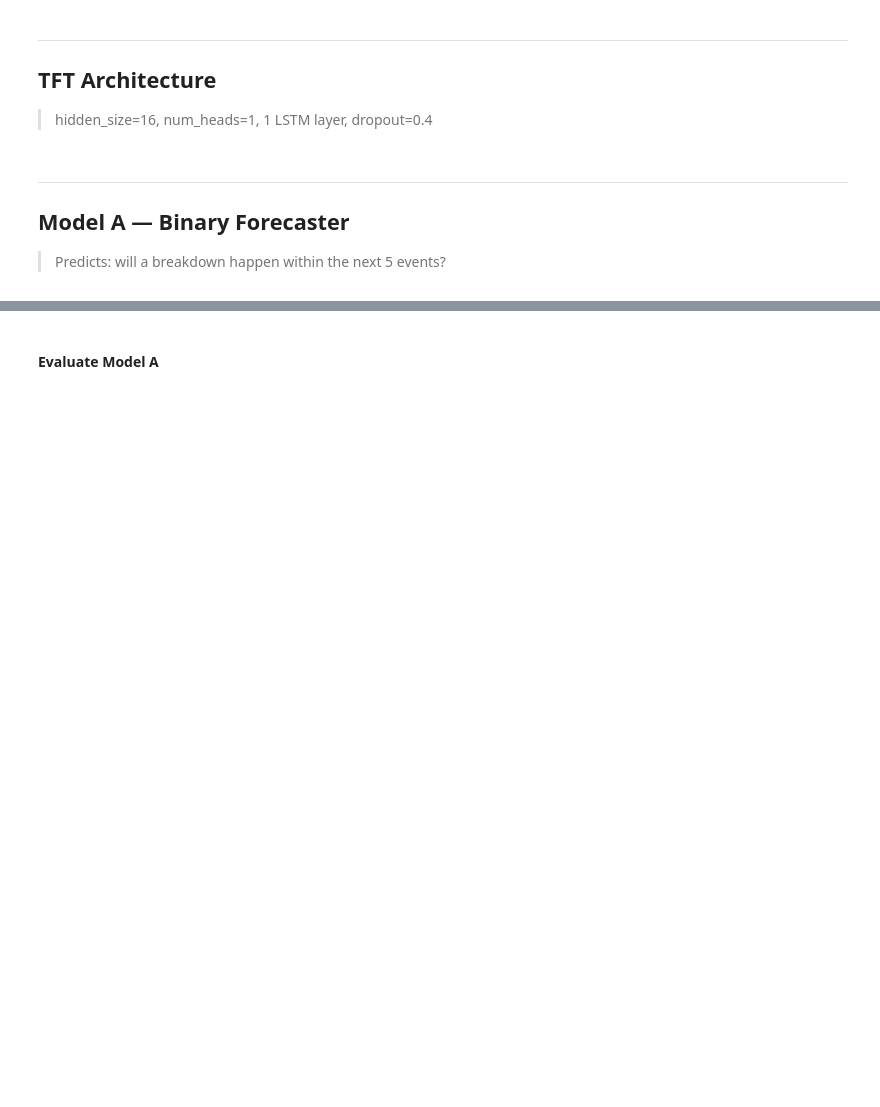
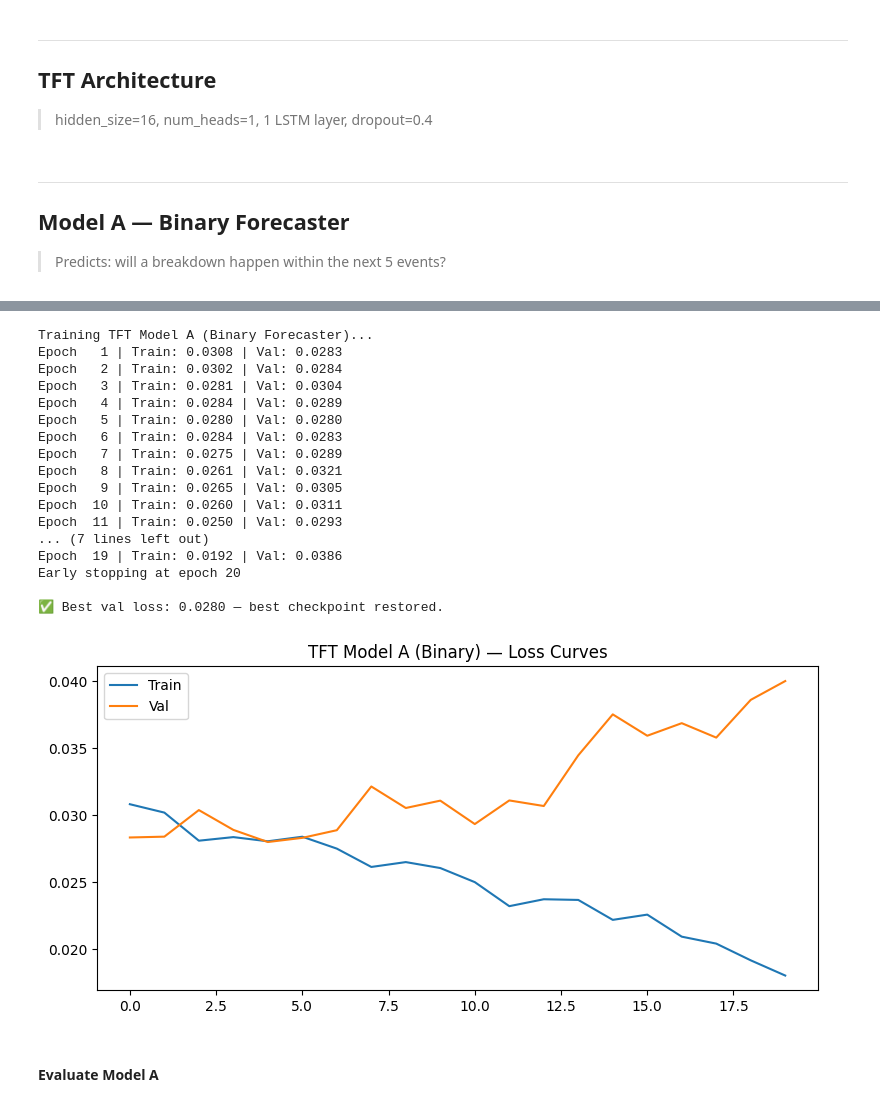
Before and after one commit to DeelakaDias/Preventing-Mechanism, a Jupyter notebook: All Models/03_TFT_Forecaster.ipynb, the cells around one changed output, grey strips where cells are left out. Saved outputs shown, nothing was run; the diff lists cells and outputs as text; code cells hidden in the pictures; blank space fills up the shorter version.

Commit message:
updated TFT Forecaster

```diff
--- a/All Models/03_TFT_Forecaster.ipynb
+++ b/All Models/03_TFT_Forecaster.ipynb
@@ -113,7 +123,7 @@ print(f'TFT Model A (Binary) parameters: {sum(p.numel() for p in model_a.paramet
 # %%
 EPOCHS    = 100
-optimizer = torch.optim.AdamW(model_a.parameters(), lr=1e-3, weight_decay=1e-2)
-criterion = nn.CrossEntropyLoss(weight=weights_bin)
+optimizer = torch.optim.Adam(model_a.parameters(), lr=1e-3)
+criterion = nn.CrossEntropyLoss()
 scheduler = torch.optim.lr_scheduler.CosineAnnealingLR(optimizer, T_max=50)
 
 best_val_loss    = float('inf')
@@ -135,33 +145,52 @@ for epoch in range(EPOCHS):
     scheduler.step()
 
     model_a.eval()
     with torch.no_grad():
         val_loss = criterion(model_a(X_test), y_test_bin).item()
     train_loss = np.mean(batch_losses)
     train_losses.append(train_loss)
     val_losses.append(val_loss)
 
     if val_loss < best_val_loss:
         best_val_loss = val_loss
         torch.save(model_a.state_dict(), 'best_tft_binary.pt')
         patience_counter = 0
     else:
         patience_counter += 1
         if patience_counter >= PATIENCE:
             print(f'Early stopping at epoch {epoch+1}')
             break
 
     print(f'Epoch {epoch+1:3d} | Train: {train_loss:.4f} | Val: {val_loss:.4f}')
 
 model_a.load_state_dict(torch.load('best_tft_binary.pt'))
 print(f'\n✅ Best val loss: {best_val_loss:.4f} — best checkpoint restored.')
 
 plt.figure(figsize=(8,4))
 plt.plot(train_losses, label='Train')
 plt.plot(val_losses, label='Val')
 plt.title('TFT Model A (Binary) — Loss Curves')
 plt.legend(); plt.tight_layout()
 plt.savefig('tft_binary_loss.png', dpi=150); plt.show()
+# %% [output]
+Training TFT Model A (Binary Forecaster)...
+Epoch   1 | Train: 0.0308 | Val: 0.0283
+Epoch   2 | Train: 0.0302 | Val: 0.0284
+Epoch   3 | Train: 0.0281 | Val: 0.0304
+Epoch   4 | Train: 0.0284 | Val: 0.0289
+Epoch   5 | Train: 0.0280 | Val: 0.0280
+Epoch   6 | Train: 0.0284 | Val: 0.0283
+Epoch   7 | Train: 0.0275 | Val: 0.0289
+Epoch   8 | Train: 0.0261 | Val: 0.0321
+Epoch   9 | Train: 0.0265 | Val: 0.0305
+Epoch  10 | Train: 0.0260 | Val: 0.0311
+Epoch  11 | Train: 0.0250 | Val: 0.0293
+... (7 lines left out)
+Epoch  19 | Train: 0.0192 | Val: 0.0386
+Early stopping at epoch 20
+
+✅ Best val loss: 0.0280 — best checkpoint restored.
+[figure, added]
 # %% [markdown]
 #### Evaluate Model A
 # %%
```
Also changed, not shown: parts of 8 cells of this notebook, 2 other files.
